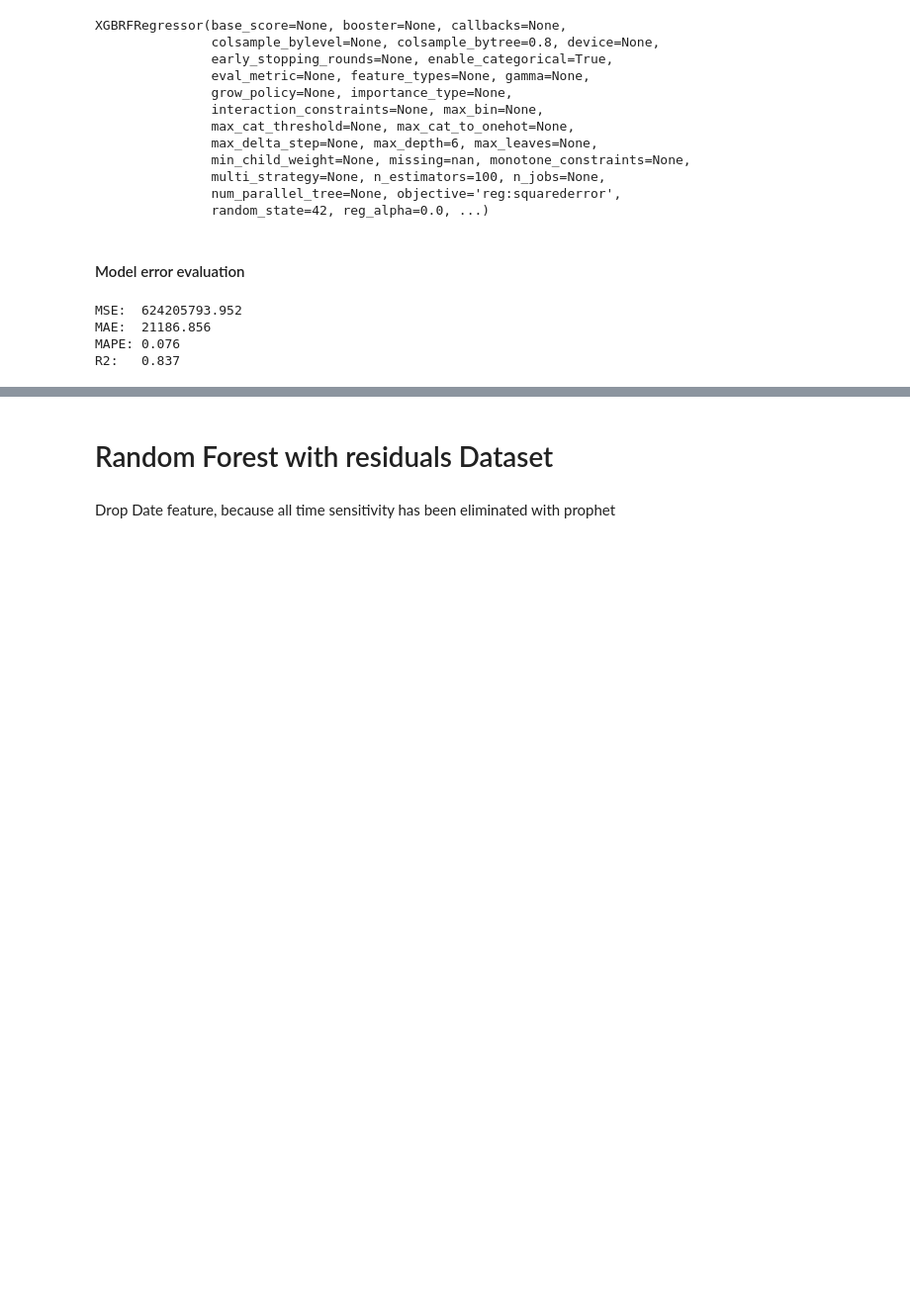
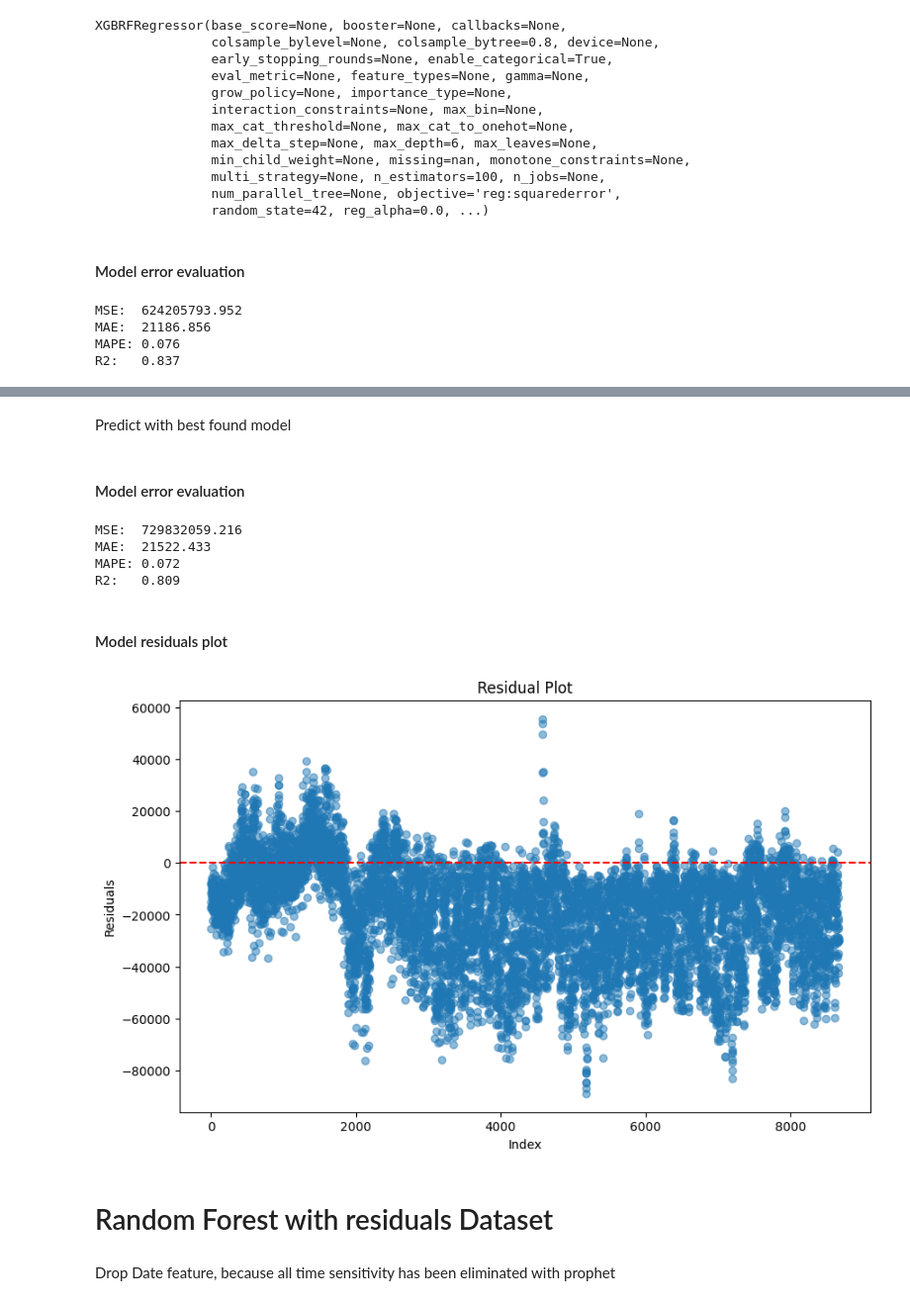
Before and after one commit to d-sbrgr/DSPRO1-power-prediction, a Jupyter notebook: random_forest_models.ipynb, the cells around one changed output, grey strips where cells are left out. Shown at 99% size. Drawn from its saved outputs; the diff is of its cells as text; code cells hidden in the pictures; blank space fills up the shorter version.

```diff
--- a/random_forest_models.ipynb
+++ b/random_forest_models.ipynb
@@ -92,0 +117,10 @@ R2:   0.837
+# %%
+grid_search = GridSearchCV(
+    model,
+    param_grid=parameter_grid,
+    cv=5,
+    scoring='neg_mean_squared_error',
+    n_jobs=-1
+)
+# %%
+grid_search.fit(X_train, y_train)
@@ -92,0 +145,5 @@ R2:   0.837
+# %%
+params = grid_search.best_params_  # or random_search.best_params_
+model = grid_search.best_estimator_  # or random_search.best_estimator_
+print("Best parameters found:", params)
+print("Best model:", model)
@@ -93,3 +164,27 @@ R2:   0.837
+# %% [markdown]
+Predict with best found model
+# %%
+y_pred = model.predict(X_test)
+# %% [markdown]
+#### Model error evaluation
+# %%
+print(
+    f"MSE:  {mean_squared_error(y_test, y_pred):.3f}\n"
+    f"MAE:  {mean_absolute_error(y_test, y_pred):.3f}\n"
+    f"MAPE: {mean_absolute_percentage_error(y_test, y_pred):.3f}\n"
+    f"R2:   {r2_score(y_test, y_pred):.3f}\n"
+)
+# %% [output]
+MSE:  729832059.216
+MAE:  21522.433
+MAPE: 0.072
+R2:   0.809
+# %% [markdown]
+#### Model residuals plot
+# %%
+plot_residuals(y_test, y_pred)
+# %% [output]
+[figure, added]
 # %% [markdown]
 # Random Forest with residuals Dataset
 # %%
```
Also changed, not shown: parts of 9 cells of this notebook.
